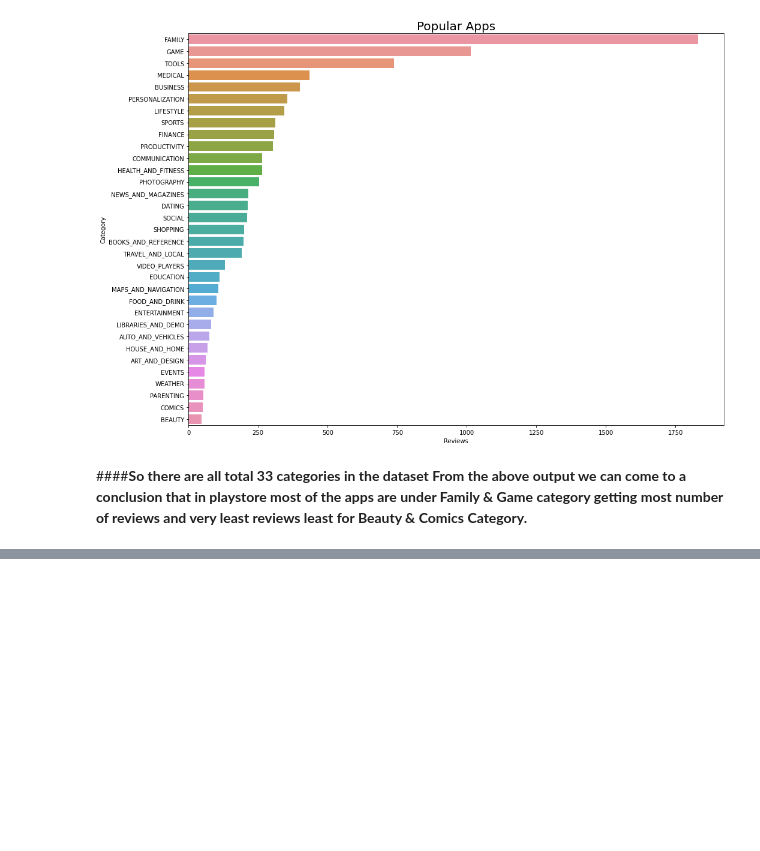
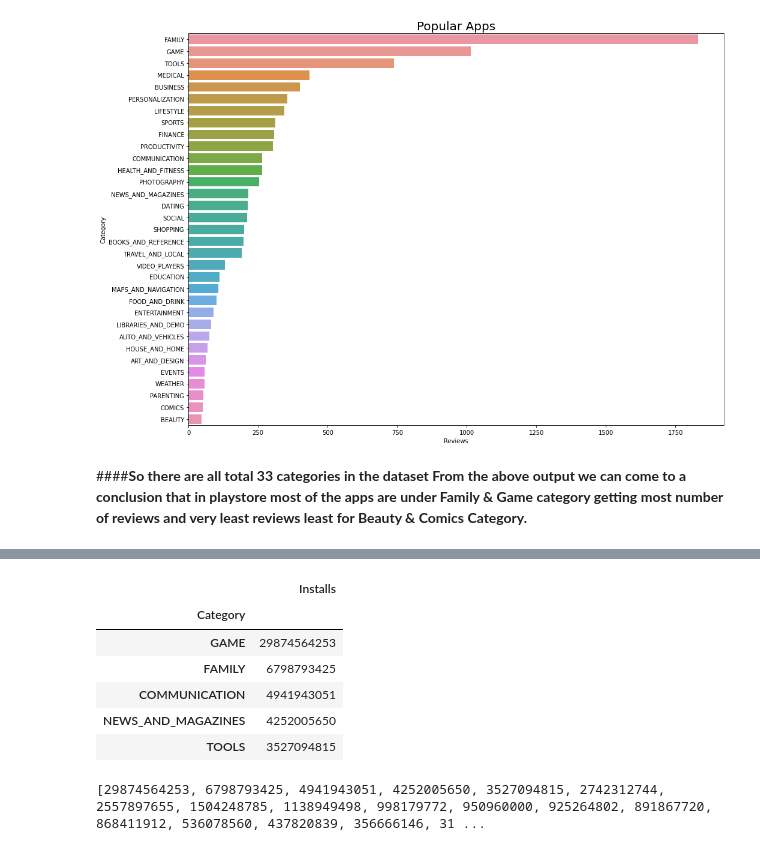
Before and after one commit to lawish/EDA_Team_notebook, a Jupyter notebook: EDA_Team_notebook_Capstone_Project.ipynb, the cells around one changed output, grey strips where cells are left out. Saved outputs shown, nothing was run; the diff lists cells and outputs as text; code cells hidden in the pictures; blank space fills up the shorter version.

```diff
--- a/EDA_Team_notebook_Capstone_Project.ipynb
+++ b/EDA_Team_notebook_Capstone_Project.ipynb
@@ -346,0 +380,10 @@ plt.show();
+# %%
+highest_installs_df.head()
+# %% [output]
+|  | Installs |
+| Category |  |
+| GAME | 29874564253 |
+| FAMILY | 6798793425 |
+| COMMUNICATION | 4941943051 |
+| NEWS_AND_MAGAZINES | 4252005650 |
+| TOOLS | 3527094815 |
@@ -346,0 +397,4 @@ plt.show();
+# %%
+print(number_of_installs)
+# %% [output]
+[29874564253, 6798793425, 4941943051, 4252005650, 3527094815, 2742312744, 2557897655, 1504248785, 1138949498, 998179772, 950960000, 925264802, 891867720, 868411912, 536078560, 437820839, 356666146, 31 ...
```
Also changed, not shown: parts of 11 cells of this notebook.
